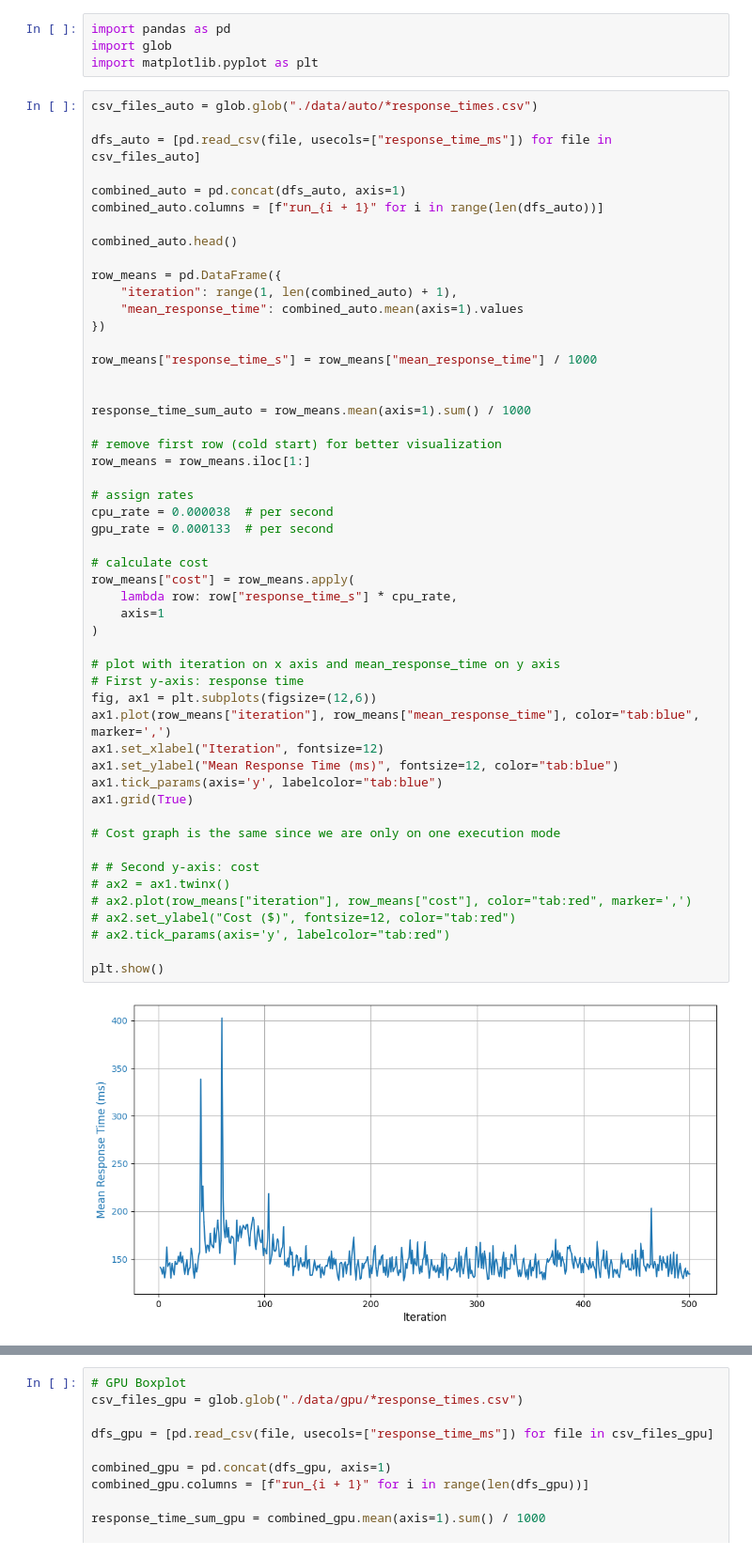
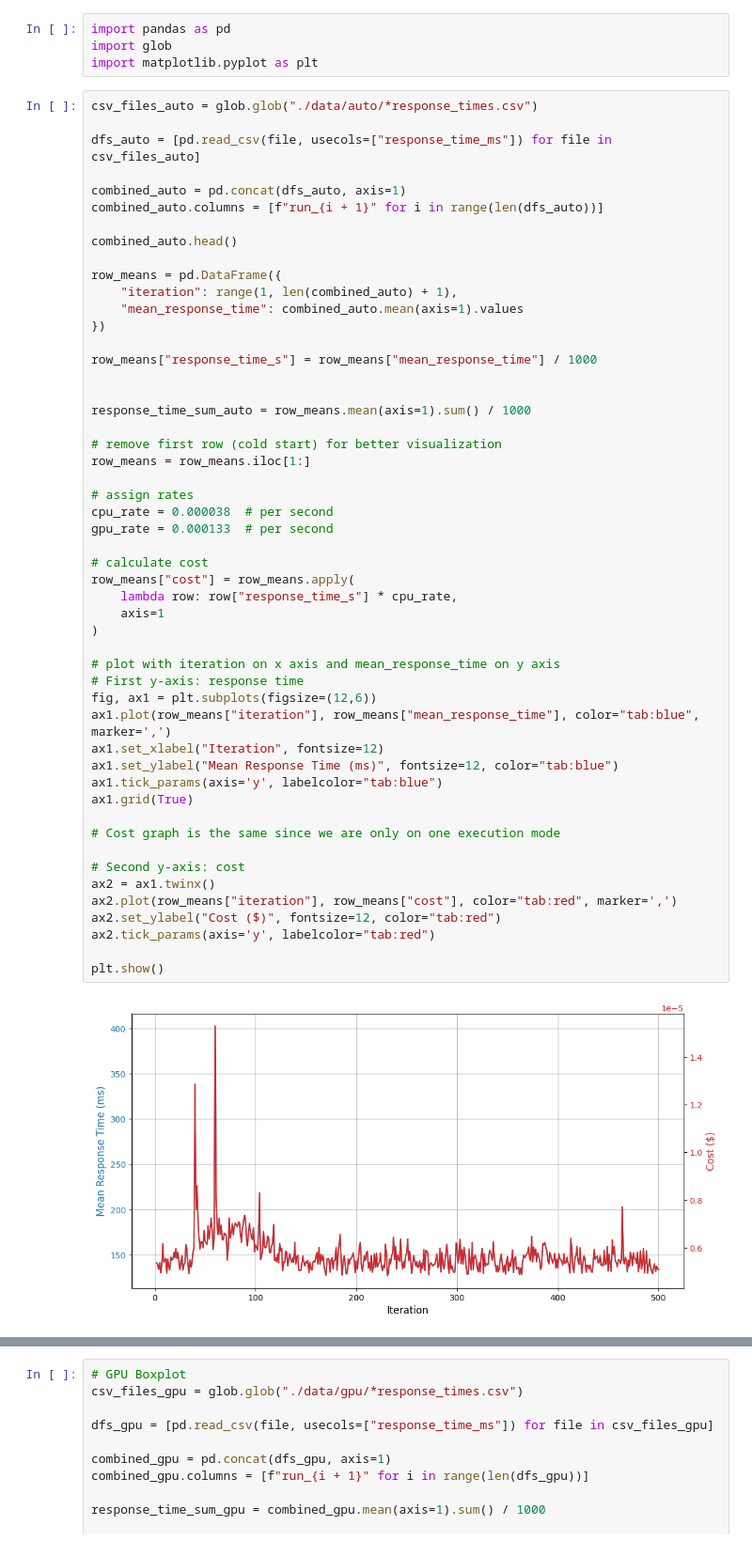
Before and after one commit to Mareise/thesis, a Jupyter notebook: evaluation_script/image-classification/visualization.ipynb, the cells around one changed output, grey strips where cells are left out. Shown at 94% size. Saved outputs shown, nothing was run; the diff lists cells and outputs as text.

```diff
--- a/evaluation_script/image-classification/visualization.ipynb
+++ b/evaluation_script/image-classification/visualization.ipynb
@@ -22,36 +22,36 @@ row_means["response_time_s"] = row_means["mean_response_time"] / 1000
 
 response_time_sum_auto = row_means.mean(axis=1).sum() / 1000
 
 # remove first row (cold start) for better visualization
 row_means = row_means.iloc[1:]
 
 # assign rates
 cpu_rate = 0.000038  # per second
 gpu_rate = 0.000133  # per second
 
 # calculate cost
 row_means["cost"] = row_means.apply(
     lambda row: row["response_time_s"] * cpu_rate,
     axis=1
 )
 
 # plot with iteration on x axis and mean_response_time on y axis
 # First y-axis: response time
 fig, ax1 = plt.subplots(figsize=(12,6))
 ax1.plot(row_means["iteration"], row_means["mean_response_time"], color="tab:blue", marker=',')
 ax1.set_xlabel("Iteration", fontsize=12)
 ax1.set_ylabel("Mean Response Time (ms)", fontsize=12, color="tab:blue")
 ax1.tick_params(axis='y', labelcolor="tab:blue")
 ax1.grid(True)
 
 # Cost graph is the same since we are only on one execution mode
 
-# # Second y-axis: cost
-# ax2 = ax1.twinx()
-# ax2.plot(row_means["iteration"], row_means["cost"], color="tab:red", marker=',')
-# ax2.set_ylabel("Cost ($)", fontsize=12, color="tab:red")
-# ax2.tick_params(axis='y', labelcolor="tab:red")
+# Second y-axis: cost
+ax2 = ax1.twinx()
+ax2.plot(row_means["iteration"], row_means["cost"], color="tab:red", marker=',')
+ax2.set_ylabel("Cost ($)", fontsize=12, color="tab:red")
+ax2.tick_params(axis='y', labelcolor="tab:red")
 
 plt.show()
 # %% [output]
-[figure, old version]
+[figure, new version]
```
Also changed, not shown: parts of 3 cells of this notebook, 15 other files.
